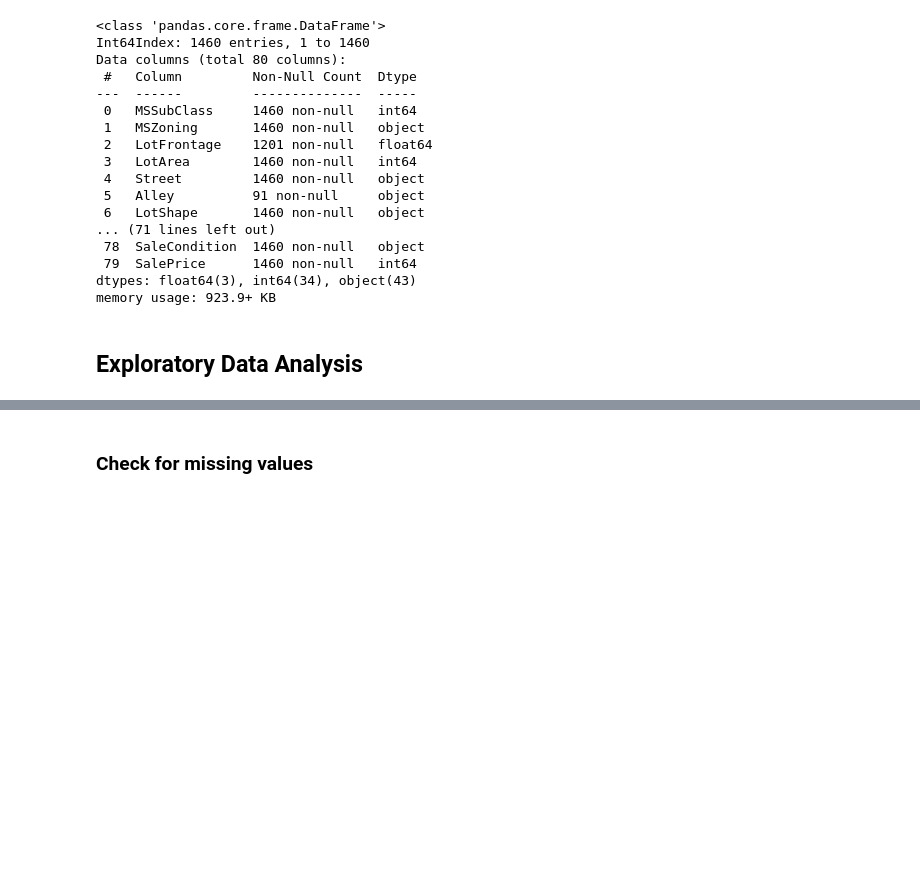
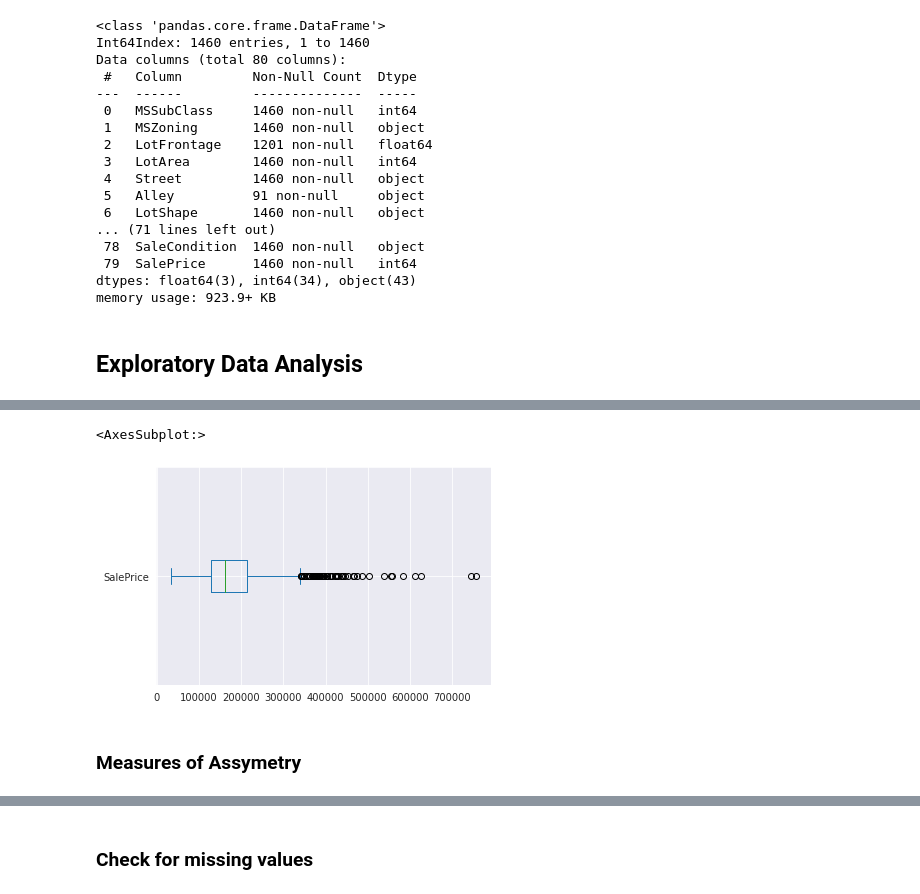
Before and after one commit to karthigeyan0312/My_Kaggle_Practice_Exercises, a Jupyter notebook: house-price-prediction.ipynb, the cells around one changed output, grey strips where cells are left out. Drawn from its saved outputs; the diff is of its cells as text; code cells hidden in the pictures; blank space fills up the shorter version.

```diff
--- a/house-price-prediction.ipynb
+++ b/house-price-prediction.ipynb
@@ -56,0 +81,7 @@ memory usage: 923.9+ KB
+# %%
+train_df['SalePrice'].plot(kind='box', vert=False)
+# %% [output]
+<AxesSubplot:>
+[figure, added]
+# %% [markdown]
+### Measures of Assymetry
```
Also changed, not shown: parts of 31 cells of this notebook.
